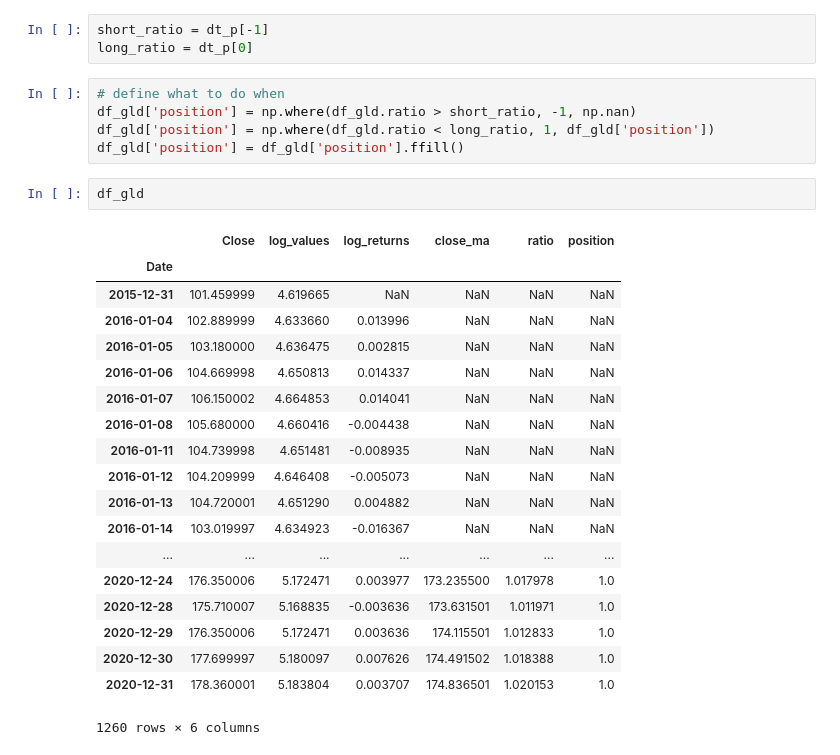
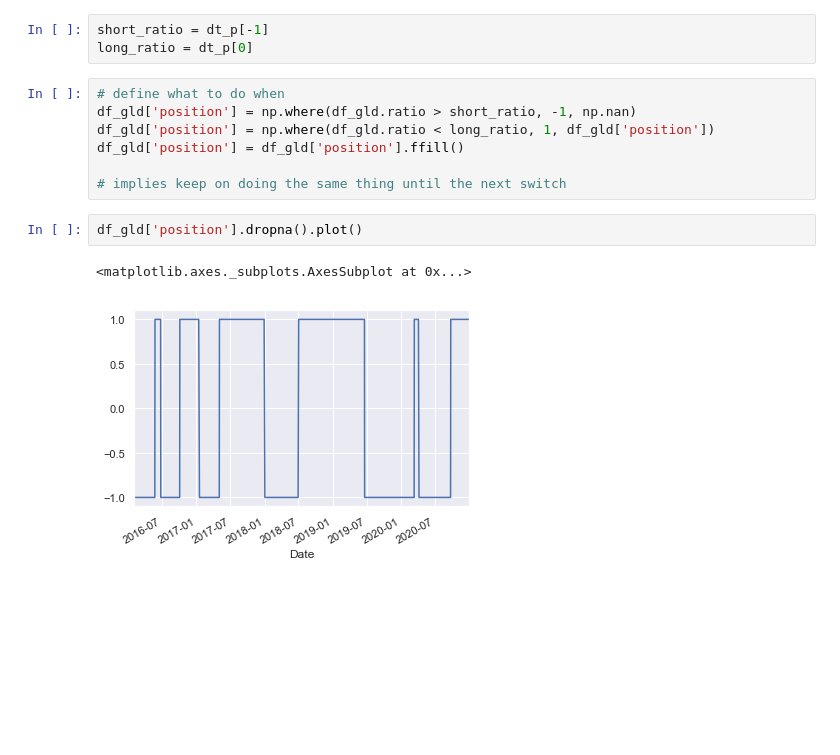
Before and after one commit to Karanpalshekhawat/short-trading-strategy-notebooks, a Jupyter notebook: Mean-reversion-trading-strategy.ipynb, the cells around one changed output. Drawn from its saved outputs; the diff is of its cells as text; blank space fills up the shorter version.

```diff
--- a/Mean-reversion-trading-strategy.ipynb
+++ b/Mean-reversion-trading-strategy.ipynb
@@ -60,25 +60,10 @@ long_ratio = dt_p[0]
 df_gld['position'] = np.where(df_gld.ratio > short_ratio, -1, np.nan)
 df_gld['position'] = np.where(df_gld.ratio < long_ratio, 1, df_gld['position'])
 df_gld['position'] = df_gld['position'].ffill()
+
+# implies keep on doing the same thing until the next switch
-# %%
-df_gld
-# %% [output]
-|  | Close | log_values | log_returns | close_ma | ratio | position |
-| Date |  |  |  |  |  |  |
-| 2015-12-31 | 101.459999 | 4.619665 | NaN | NaN | NaN | NaN |
-| 2016-01-04 | 102.889999 | 4.633660 | 0.013996 | NaN | NaN | NaN |
-| 2016-01-05 | 103.180000 | 4.636475 | 0.002815 | NaN | NaN | NaN |
-| 2016-01-06 | 104.669998 | 4.650813 | 0.014337 | NaN | NaN | NaN |
-| 2016-01-07 | 106.150002 | 4.664853 | 0.014041 | NaN | NaN | NaN |
-| 2016-01-08 | 105.680000 | 4.660416 | -0.004438 | NaN | NaN | NaN |
-| 2016-01-11 | 104.739998 | 4.651481 | -0.008935 | NaN | NaN | NaN |
-| 2016-01-12 | 104.209999 | 4.646408 | -0.005073 | NaN | NaN | NaN |
-| 2016-01-13 | 104.720001 | 4.651290 | 0.004882 | NaN | NaN | NaN |
-| 2016-01-14 | 103.019997 | 4.634923 | -0.016367 | NaN | NaN | NaN |
-| ... | ... | ... | ... | ... | ... | ... |
-| 2020-12-24 | 176.350006 | 5.172471 | 0.003977 | 173.235500 | 1.017978 | 1.0 |
-| 2020-12-28 | 175.710007 | 5.168835 | -0.003636 | 173.631501 | 1.011971 | 1.0 |
-| 2020-12-29 | 176.350006 | 5.172471 | 0.003636 | 174.115501 | 1.012833 | 1.0 |
-| 2020-12-30 | 177.699997 | 5.180097 | 0.007626 | 174.491502 | 1.018388 | 1.0 |
-| 2020-12-31 | 178.360001 | 5.183804 | 0.003707 | 174.836501 | 1.020153 | 1.0 |
-1260 rows × 6 columns
+# %%
+df_gld['position'].dropna().plot()
+# %% [output]
+<matplotlib.axes._subplots.AxesSubplot at 0x...>
+[figure, added]
```
